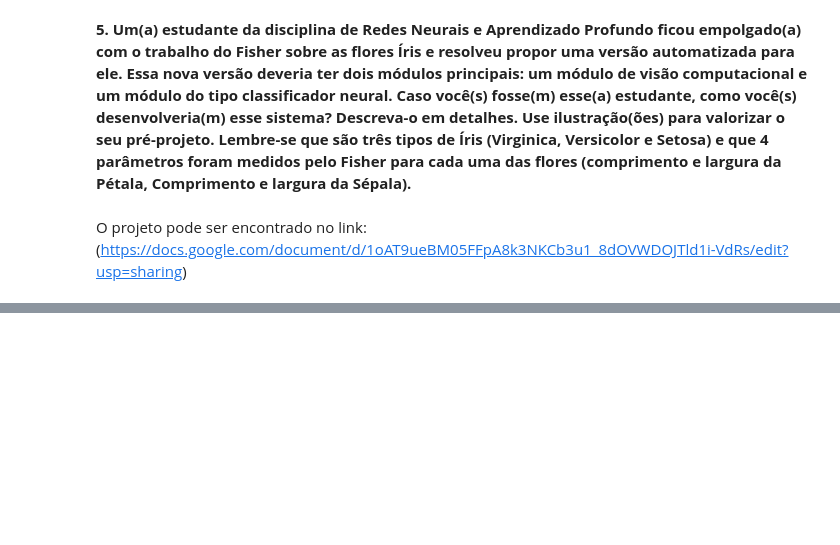
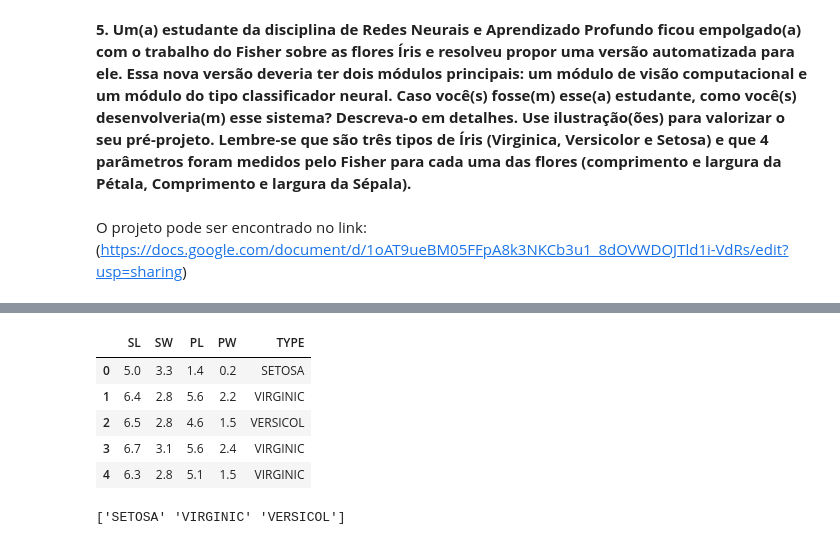
Before and after one commit to alexandrefortes/redes-neurais, a Jupyter notebook: Trabalho Final - Redes Neurais e Aprendizado Profundo.ipynb, the cells around one changed output, grey strips where cells are left out. Cells and saved outputs as stored; diff of their text form; code cells hidden in the pictures; blank space fills up the shorter version.

```diff
--- a/Trabalho Final - Redes Neurais e Aprendizado Profundo.ipynb
+++ b/Trabalho Final - Redes Neurais e Aprendizado Profundo.ipynb
@@ -417,0 +422,37 @@ O projeto pode ser encontrado no link: (https://docs.google.com/document/d/1oAT9
+# %%
+import pandas as pd
+
+# Carregando os dados
+data = pd.read_excel("Irisdat.xlsx")
+# Selecionando apenas as colunas desejadas
+selected_columns = ['SL', 'SW', 'PL', 'PW', 'TYPE']
+filtered_df = data[selected_columns].dropna()
+filtered_df = pd.DataFrame(data, columns=['SL', 'SW', 'PL', 'PW', 'TYPE'])
+for col in ['SL', 'SW', 'PL', 'PW']:
+    filtered_df[col] = pd.to_numeric(filtered_df[col], errors='coerce')
+
+filtered_df = filtered_df.dropna()
+filtered_df.head()
+# %% [output]
+|  | SL | SW | PL | PW | TYPE |
+| 0 | 5.0 | 3.3 | 1.4 | 0.2 | SETOSA |
+| 1 | 6.4 | 2.8 | 5.6 | 2.2 | VIRGINIC |
+| 2 | 6.5 | 2.8 | 4.6 | 1.5 | VERSICOL |
+| 3 | 6.7 | 3.1 | 5.6 | 2.4 | VIRGINIC |
+| 4 | 6.3 | 2.8 | 5.1 | 1.5 | VIRGINIC |
+# %%
+from sklearn.model_selection import train_test_split
+from sklearn.preprocessing import OneHotEncoder, StandardScaler
+import tensorflow as tf
+# Preparando os dados
+X = filtered_df[['SL', 'SW', 'PL', 'PW']].values
+y = filtered_df['TYPE'].values.reshape(-1, 1)
+
+# Codificando a saída
+encoder = OneHotEncoder(sparse_output=False)
+y_encoded = encoder.fit_transform(y)
+
+# Dividindo os dados em treino e teste
+X_train, X_test, y_train, y_test = train_test_split(X, y_encoded, test_size=0.2, random_state=42)
+# %% [output]
+['SETOSA' 'VIRGINIC' 'VERSICOL']
```
Also changed, not shown: parts of 2 cells of this notebook, 1 other file.
